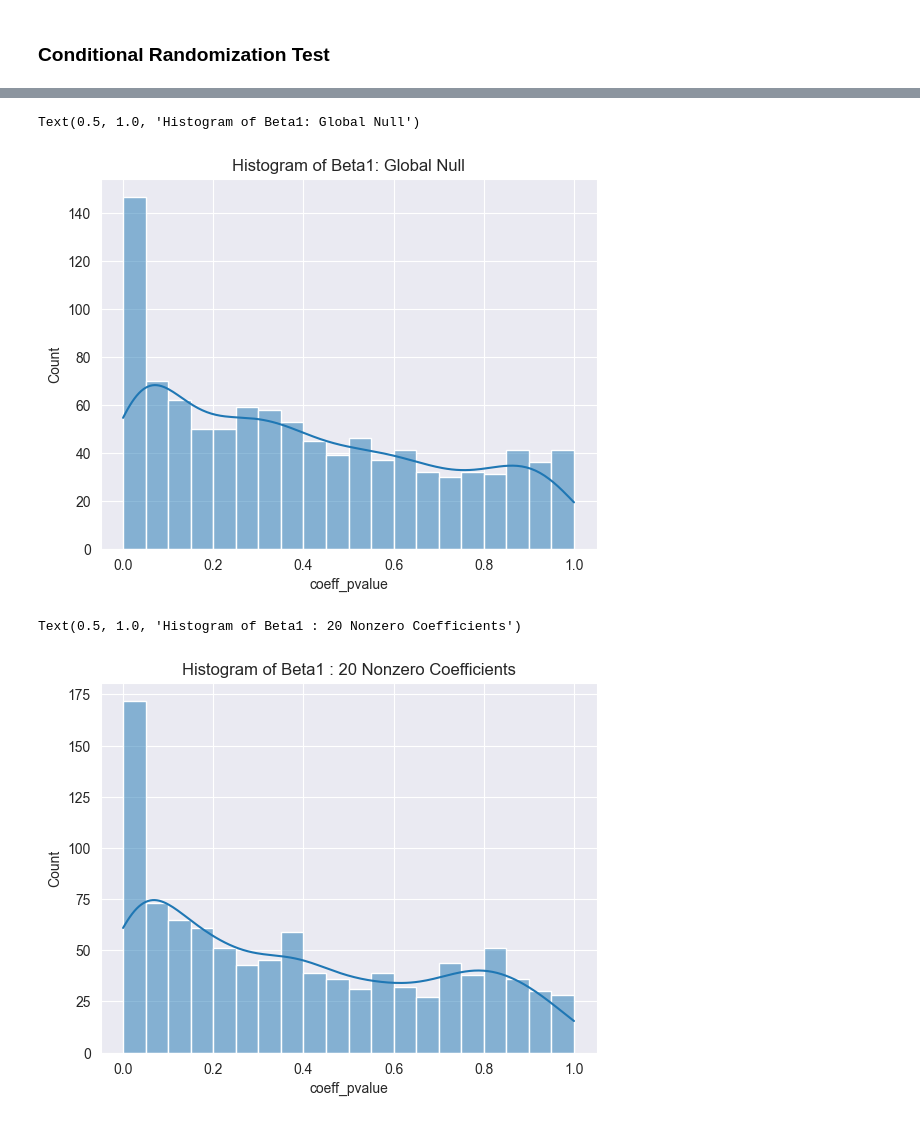
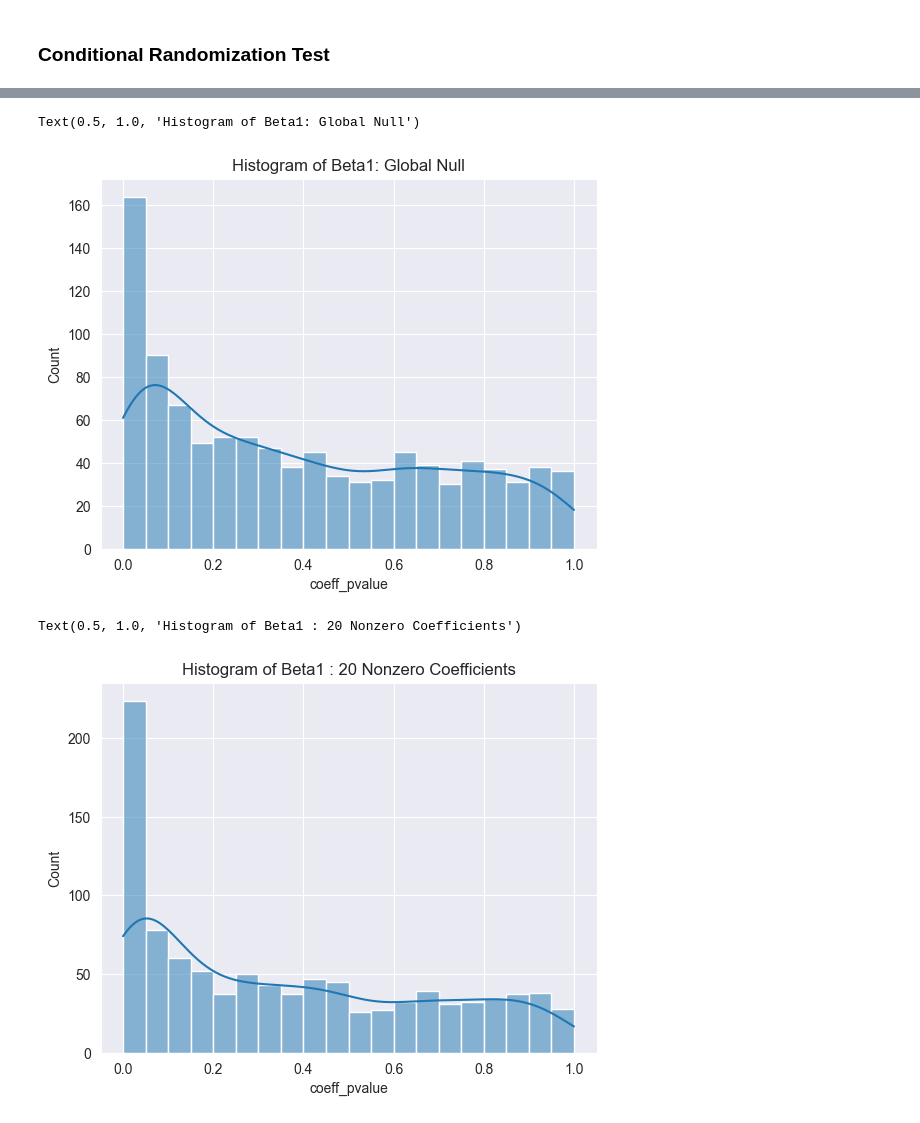
Before and after one commit to Abra-web/CStat_assignments, a Jupyter notebook: assignment_2/Simulation.ipynb, the cells around one changed output, grey strips where cells are left out. Cells and saved outputs as stored; diff of their text form; code cells hidden in the pictures.

```diff
--- a/assignment_2/Simulation.ipynb
+++ b/assignment_2/Simulation.ipynb
@@ -19,36 +19,24 @@ from scipy.stats import bernoulli
 import statsmodels.api as sm
 import pandas as pd
 
+np.random.seed(0)
 
 def simulate_ar(n, p, beta=0.5):
     """
-    Simulate an AR(1) process.
-    n: Number of observations
-    p: Number of variables
+    Simulate n AR(1) processes each with p observations.
+    n: Number of variables (series)
+    p: Number of observations in each series
     beta: AR(1) coefficient
     """
     X = np.zeros((n, p))
-    for i in range(p):
-        X[0, i] = np.random.normal()
-        for j in range(1, n):
+    for i in range(n):  # Iterate over each series
+        X[i, 0] = np.random.normal()  # Initialize the first value of each series
+        for j in range(1, p):  # Iterate over each time point
             noise = np.random.normal()
-            X[j, i] = beta * X[j - 1, i] + noise
+            X[i, j] = beta * X[i, j - 1] + noise
     return X
 
-# def simulate_ar_V2(n, p, beta=0.5):
-#     """
-#     Simulate an AR(1) process.
-#     n: Number of observations
-#     p: Number of variables
-#     beta: AR(1) coefficient
-#     """
-#     X = np.zeros((n, p))
-#     for i in range(p):
-#         X[i, 0] = np.random.normal()
-#         for j in range(1, n):
-#             noise = np.random.normal()
-#             X[i,j ] = beta * X[i - 1, j] + noise
-#     return X
+
 
 
 def compute_settings_output(X):
@@ -236,15 +304,15 @@ Reached iteration 900..
 # %%
-simulation_df = pd.DataFrame(columns=['SimIdx', 'Setting', 'n', 'p', 'coeff_pvalue'], data=crt_results)
+simulation_crt_df = pd.DataFrame(columns=['SimIdx', 'Setting', 'n', 'p', 'coeff_pvalue'], data=crt_results)
 import seaborn as sns
 
-sns.histplot(data=simulation_df[simulation_df['Setting'] == 'Global Null'], x='coeff_pvalue', kde=True,
+sns.histplot(data=simulation_crt_df[simulation_crt_df['Setting'] == 'Global Null'], x='coeff_pvalue', kde=True,
              bins=20).set_title('Histogram of Beta1: Global Null')
 # %% [output]
 Text(0.5, 1.0, 'Histogram of Beta1: Global Null')
-[figure, old version]
+[figure, new version]
 # %%
-sns.histplot(data=simulation_df[simulation_df['Setting'] == '20 Nonzero Coefficients'], x='coeff_pvalue', kde=True,
+sns.histplot(data=simulation_crt_df[simulation_crt_df['Setting'] == '20 Nonzero Coefficients'], x='coeff_pvalue', kde=True,
              bins=20).set_title('Histogram of Beta1 : 20 Nonzero Coefficients')
 # %% [output]
 Text(0.5, 1.0, 'Histogram of Beta1 : 20 Nonzero Coefficients')
-[figure, old version]
+[figure, new version]
```
Also changed, not shown: parts of 8 cells of this notebook.
